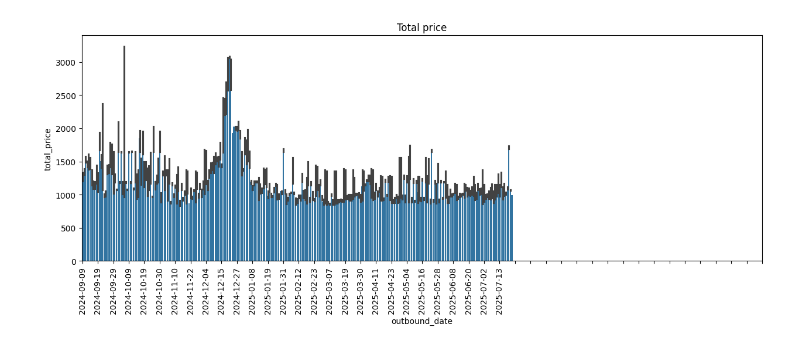
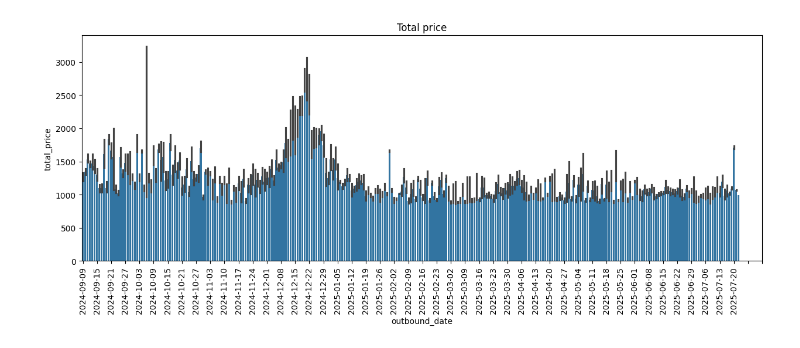
Before and after one commit to ManuelJua/Flight-Price-Scraper, a Jupyter notebook: analysis.ipynb, the cells around one changed output. Saved outputs shown, nothing was run; the diff lists cells and outputs as text; code cells hidden in the pictures.

```diff
--- a/analysis.ipynb
+++ b/analysis.ipynb
@@ -15,7 +15,8 @@ for column in df.columns[2:4]:
                   .pipe(lambda df: pd.to_numeric(df))
                   )
 df = df.astype(
-{'inbound_date': 'datetime64[ns]', 'outbound_date': 'datetime64[ns]'})
+    {'inbound_date': 'datetime64[ns]', 'outbound_date': 'datetime64[ns]'})
 
 # Calculate total cost
 df['total_price'] = df['outbound_price']+df['inbound_price']
+df['travel_span'] = df['inbound_date']-df['outbound_date']
@@ -59,9 +73,9 @@ plt.show()
 # %%
 plt.figure(figsize=(15, 5))
 ax = sns.barplot(data=df.sort_values(by='outbound_date'),
                  x='outbound_date', y='total_price')
-plt.xticks(range(0, len(df['outbound_date'])//2, 10), rotation=90)
+plt.xticks(range(0, len(df['outbound_date'].unique())+10, 6), rotation=90)
 plt.title('Total price')
 plt.show()
 # %% [output]
-[figure, old version]
+[figure, new version]
```
Also changed, not shown: parts of 5 cells of this notebook, 3 other files.
